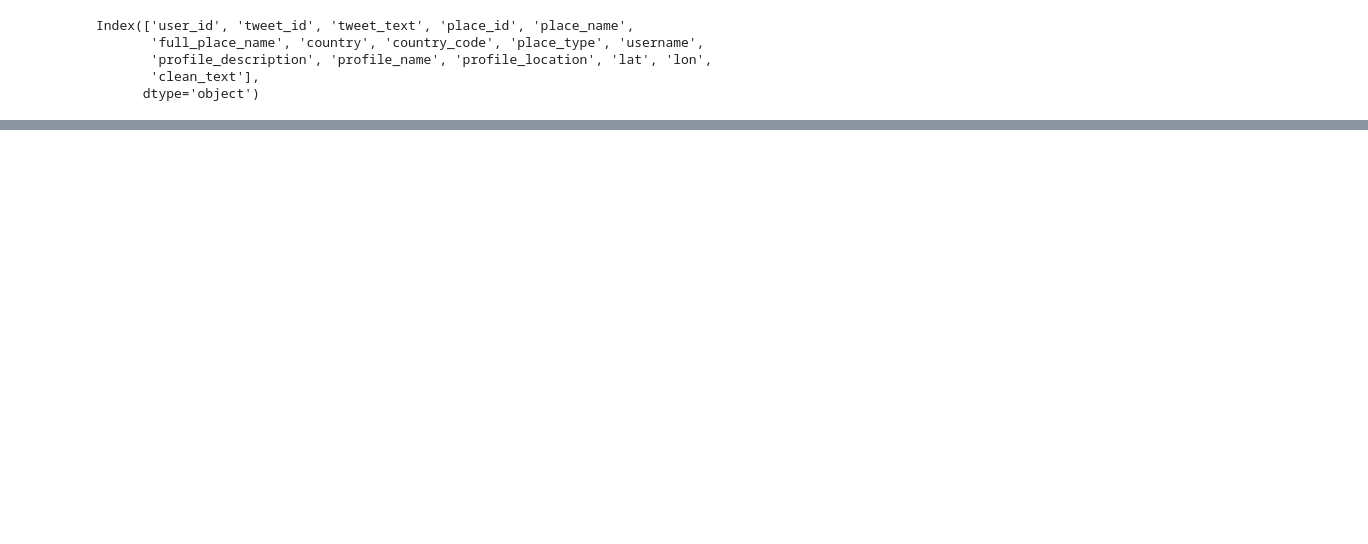
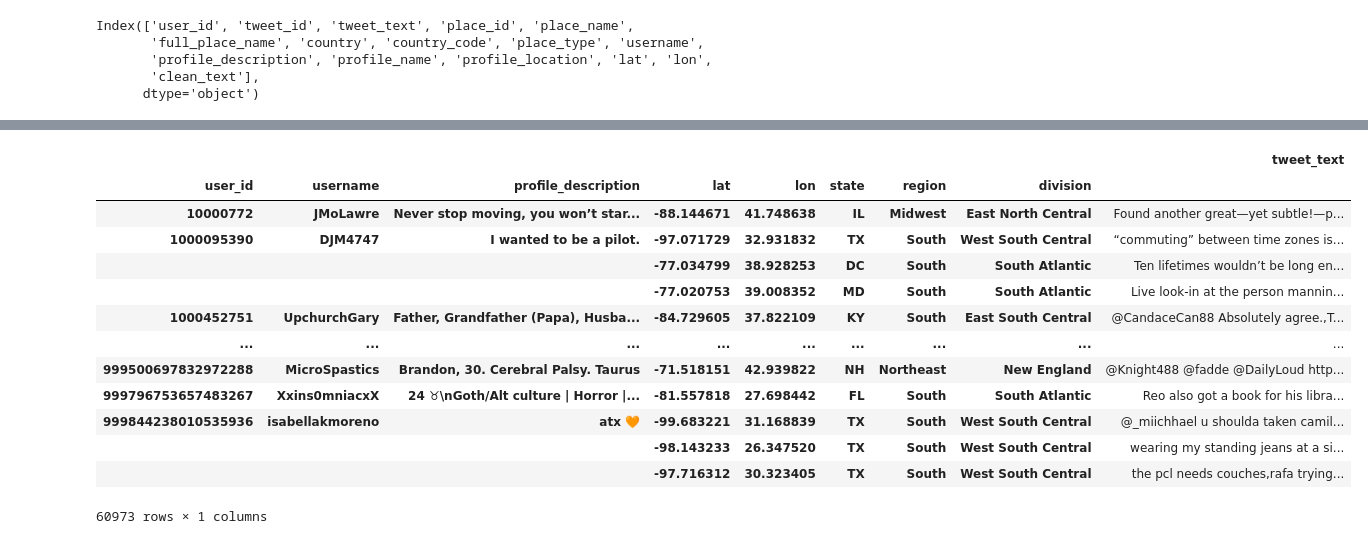
Before and after one commit to srtoner/SI630Project, a Jupyter notebook: DataSynthesis.ipynb, the cells around one changed output, grey strips where cells are left out. Cells and saved outputs as stored; diff of their text form; code cells hidden in the pictures; blank space fills up the shorter version.

```diff
--- a/DataSynthesis.ipynb
+++ b/DataSynthesis.ipynb
@@ -218,3 +209,22 @@ cpl_us.groupby('division').agg('count').reset_index().plot(x = 'division', y = '
+# %%
+grouped = cpl_us[['user_id', 'username', 'profile_description', 'lat', 'lon', 'state', 'region', 'division', 'tweet_text']].groupby(
+    ['user_id', 'username', 'profile_description', 'lat', 'lon', 'state', 'region', 'division']
+).agg(lambda x: ",".join(x)).reset_index()
+# %% [output]
+|  |  |  |  |  |  |  |  | tweet_text |
+| user_id | username | profile_description | lat | lon | state | region | division |  |
+| 10000772 | JMoLawre | Never stop moving, you won’t star... | -88.144671 | 41.748638 | IL | Midwest | East North Central | Found another great—yet subtle!—p... |
+| 1000095390 | DJM4747 | I wanted to be a pilot. | -97.071729 | 32.931832 | TX | South | West South Central | “commuting” between time zones is... |
+|  |  |  | -77.034799 | 38.928253 | DC | South | South Atlantic | Ten lifetimes wouldn’t be long en... |
+|  |  |  | -77.020753 | 39.008352 | MD | South | South Atlantic | Live look-in at the person mannin... |
+| 1000452751 | UpchurchGary | Father, Grandfather (Papa), Husba... | -84.729605 | 37.822109 | KY | South | East South Central | @CandaceCan88 Absolutely agree.,T... |
+| ... | ... | ... | ... | ... | ... | ... | ... | ... |
+| 999500697832972288 | MicroSpastics | Brandon, 30. Cerebral Palsy. Taurus | -71.518151 | 42.939822 | NH | Northeast | New England | @Knight488 @fadde @DailyLoud http... |
+| 999796753657483267 | Xxins0mniacxX | 24 ♉\nGoth/Alt culture | Horror |... | -81.557818 | 27.698442 | FL | South | South Atlantic | Reo also got a book for his libra... |
+| 999844238010535936 | isabellakmoreno | atx 🧡 | -99.683221 | 31.168839 | TX | South | West South Central | @_miichhael u shoulda taken camil... |
+|  |  |  | -98.143233 | 26.347520 | TX | South | West South Central | wearing my standing jeans at a si... |
+|  |  |  | -97.716312 | 30.323405 | TX | South | West South Central | the pcl needs couches,rafa trying... |
+60973 rows × 1 columns
 # %%
 cpl_us.to_csv('tweets_us.csv', index = False)
 # %%
```
Also changed, not shown: parts of 7 cells of this notebook, 2 other files.
